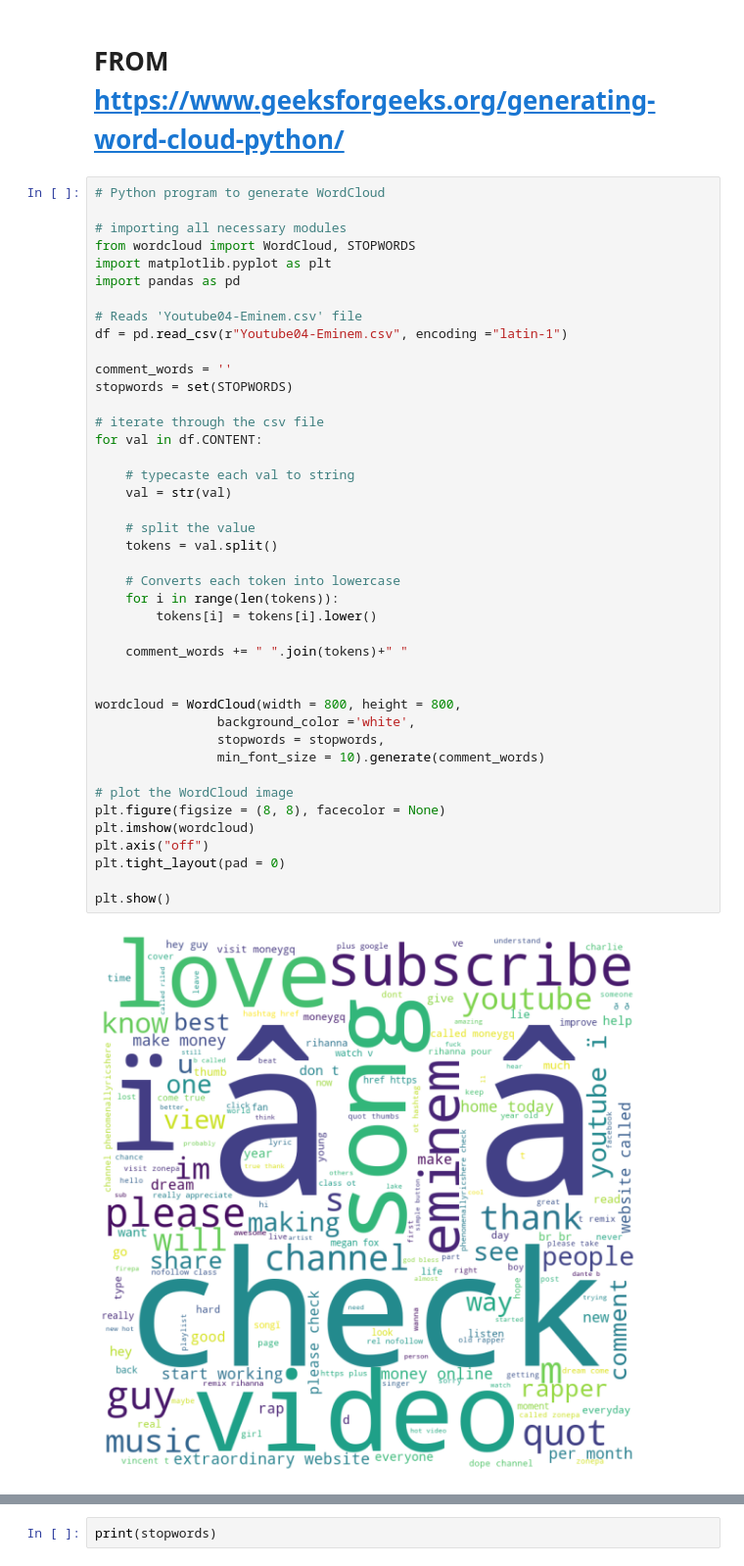
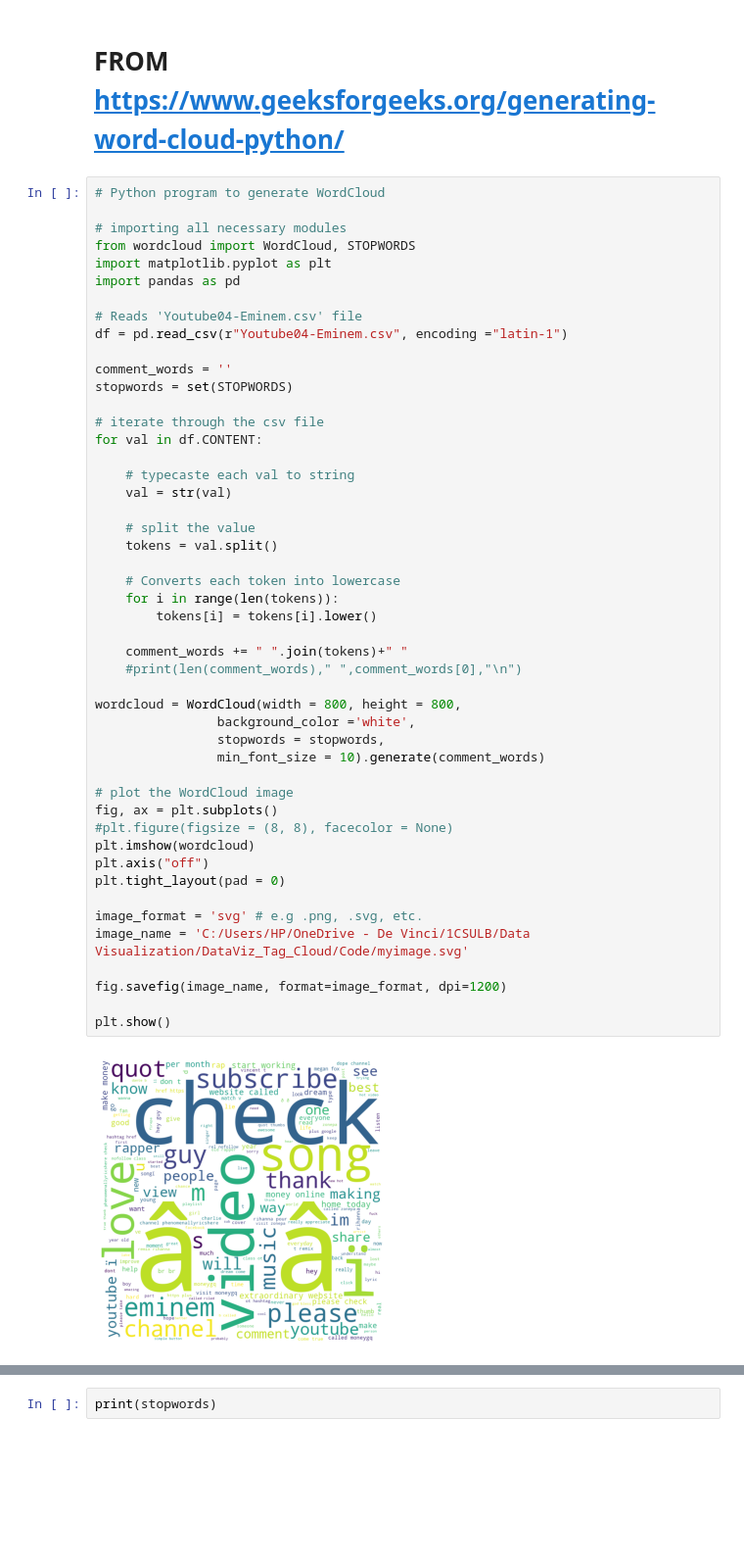
Before and after one commit to sliosb2000/DataViz_Tag_Cloud, a Jupyter notebook: Code/first test.ipynb, the cells around one changed output, grey strips where cells are left out. Shown at 98% size. Saved outputs shown, nothing was run; the diff lists cells and outputs as text; blank space fills up the shorter version.

```diff
--- a/Code/first test.ipynb
+++ b/Code/first test.ipynb
@@ -14,33 +14,39 @@ df = pd.read_csv(r"Youtube04-Eminem.csv", encoding ="latin-1")
 comment_words = ''
 stopwords = set(STOPWORDS)
 
 # iterate through the csv file
 for val in df.CONTENT:
 
 	# typecaste each val to string
 	val = str(val)
 
 	# split the value
 	tokens = val.split()
 
 	# Converts each token into lowercase
 	for i in range(len(tokens)):
 		tokens[i] = tokens[i].lower()
 
 	comment_words += " ".join(tokens)+" "
-
+	#print(len(comment_words)," ",comment_words[0],"\n")
 
 wordcloud = WordCloud(width = 800, height = 800,
 				background_color ='white',
 				stopwords = stopwords,
 				min_font_size = 10).generate(comment_words)
 
 # plot the WordCloud image
-plt.figure(figsize = (8, 8), facecolor = None)
+fig, ax = plt.subplots()
+#plt.figure(figsize = (8, 8), facecolor = None)
 plt.imshow(wordcloud)
 plt.axis("off")
 plt.tight_layout(pad = 0)
 
+image_format = 'svg' # e.g .png, .svg, etc.
+image_name = 'C:/Users/HP/OneDrive - De Vinci/1CSULB/Data Visualization/DataViz_Tag_Cloud/Code/myimage.svg'
+
+fig.savefig(image_name, format=image_format, dpi=1200)
+
 plt.show()
 # %% [output]
-[figure, old version]
+[figure, new version]
```
Also changed, not shown: parts of 2 cells of this notebook, 10 other files.
